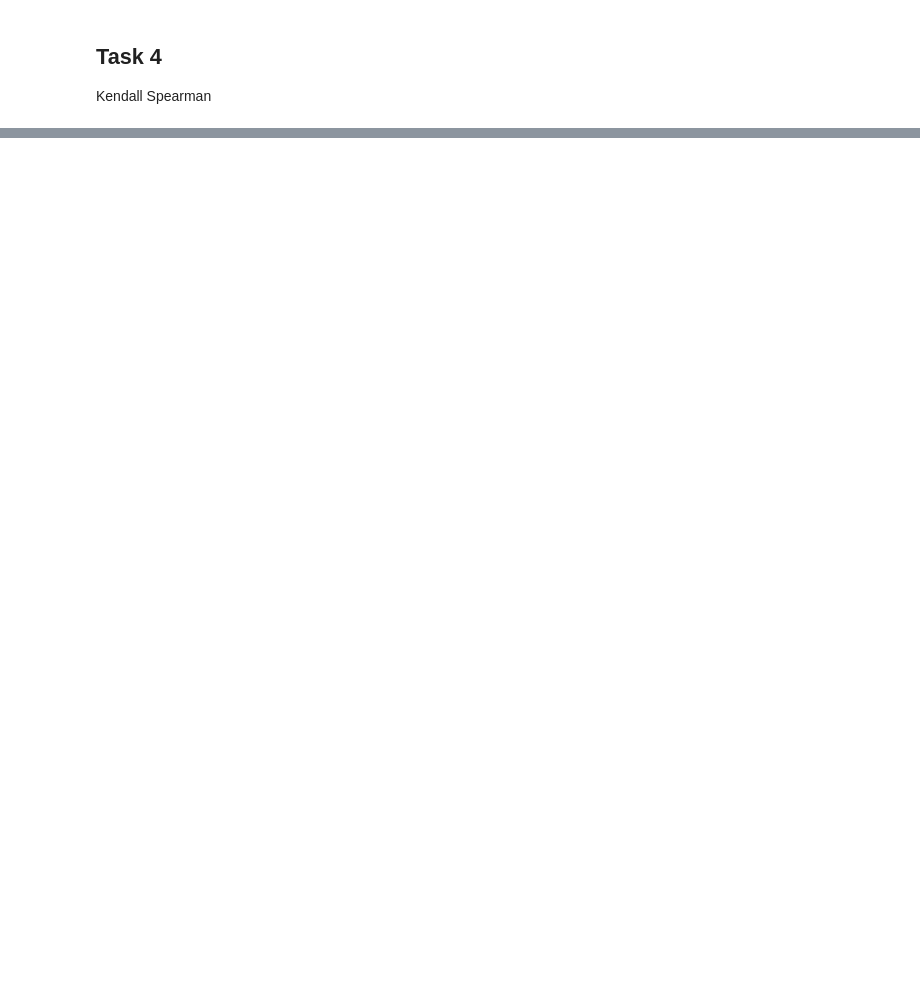
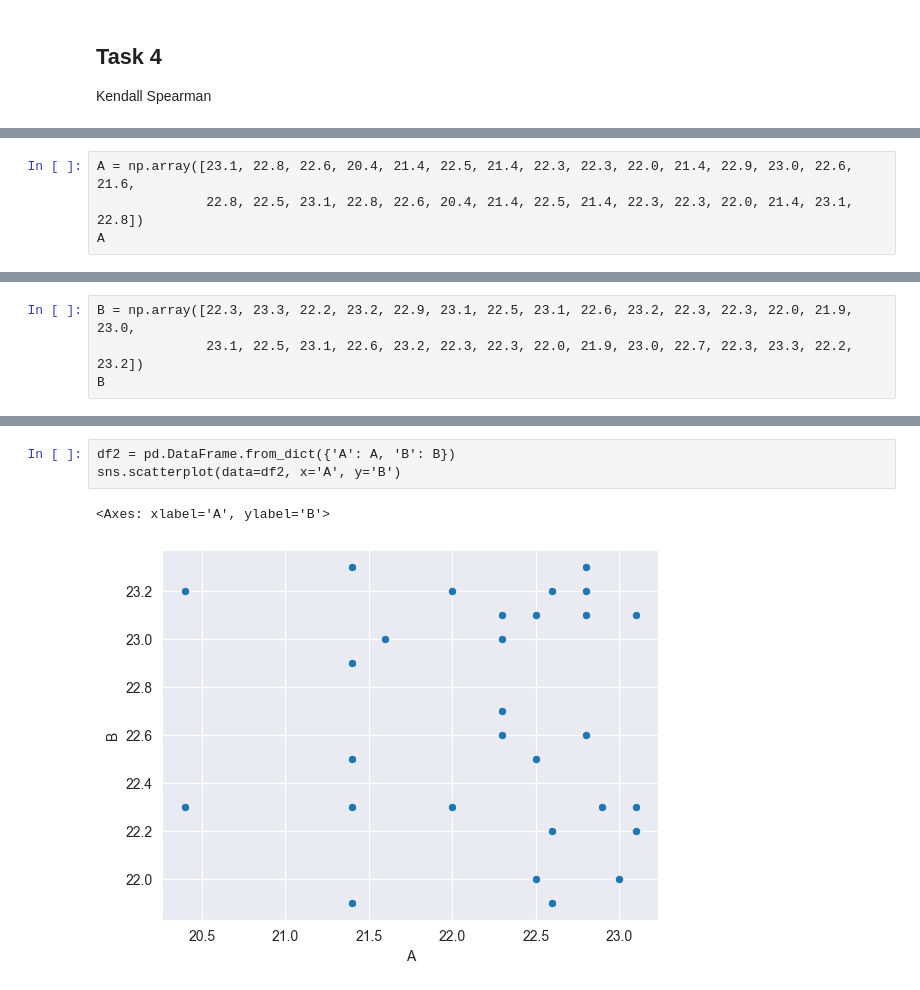
Before and after one commit to Hjklvfr/DataAnalysisMethods, a Jupyter notebook: analytics/notebooks/lab4.ipynb, the cells around one changed output, grey strips where cells are left out. Cells and saved outputs as stored; diff of their text form; blank space fills up the shorter version.

```diff
--- a/analytics/notebooks/lab4.ipynb
+++ b/analytics/notebooks/lab4.ipynb
@@ -281,0 +286,4 @@ Spearman
+# %%
+A = np.array([23.1, 22.8, 22.6, 20.4, 21.4, 22.5, 21.4, 22.3, 22.3, 22.0, 21.4, 22.9, 23.0, 22.6, 21.6,
+              22.8, 22.5, 23.1, 22.8, 22.6, 20.4, 21.4, 22.5, 21.4, 22.3, 22.3, 22.0, 21.4, 23.1, 22.8])
+A
@@ -281,0 +294,4 @@ Spearman
+# %%
+B = np.array([22.3, 23.3, 22.2, 23.2, 22.9, 23.1, 22.5, 23.1, 22.6, 23.2, 22.3, 22.3, 22.0, 21.9, 23.0,
+              23.1, 22.5, 23.1, 22.6, 23.2, 22.3, 22.3, 22.0, 21.9, 23.0, 22.7, 22.3, 23.3, 22.2, 23.2])
+B
@@ -281,0 +326,6 @@ Spearman
+# %%
+df2 = pd.DataFrame.from_dict({'A': A, 'B': B})
+sns.scatterplot(data=df2, x='A', y='B')
+# %% [output]
+<Axes: xlabel='A', ylabel='B'>
+[figure, added]
```
Also changed, not shown: parts of 14 cells of this notebook, 2 other files.
